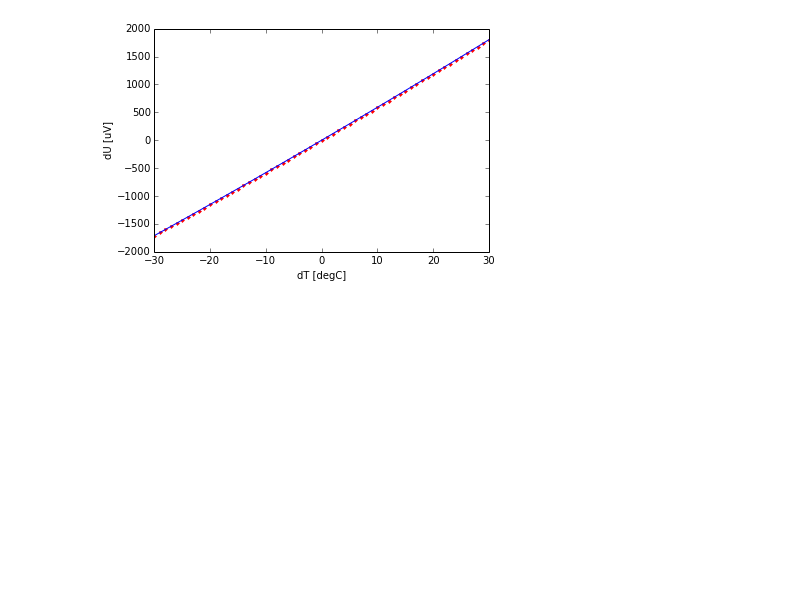
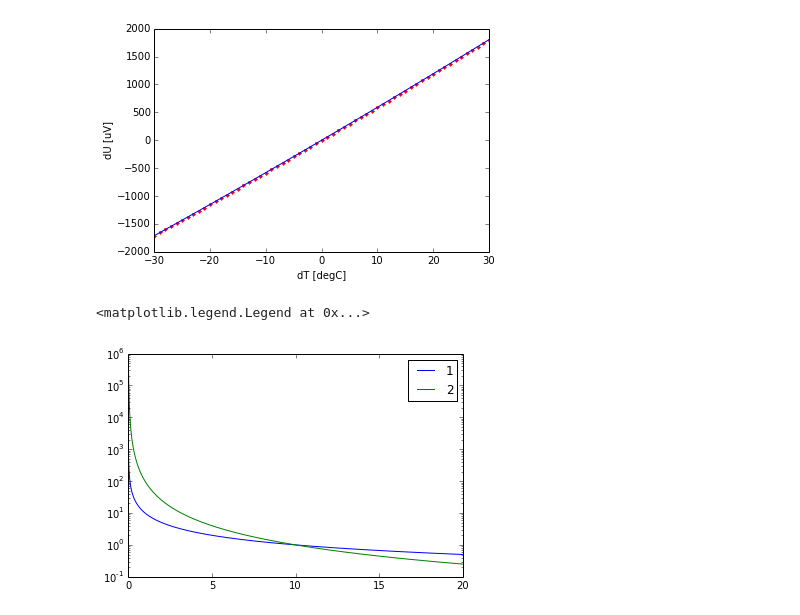
Before and after one commit to JanLL/masterarbeit, a Jupyter notebook: spielwiese.ipynb, the cells around one changed output. Drawn from its saved outputs; the diff is of its cells as text; code cells hidden in the pictures; blank space fills up the shorter version.

```diff
--- a/spielwiese.ipynb
+++ b/spielwiese.ipynb
@@ -75,3 +75,16 @@ ax.set_ylabel('dU [uV]')
 [  5.09505329e-02   5.85548916e+01  -2.86468463e-01]
 <matplotlib.text.Text at 0x...>
 [figure]
+# %%
+f1 = lambda x: 1./x
+f2 = lambda x: 1./x**2
+
+
+x_domain = np.linspace(0,20,1000)
+
+plt.semilogy(x_domain, f1(0.1*x_domain), label='1')
+plt.semilogy(x_domain, f2(0.1*x_domain), label='2')
+plt.legend()
+# %% [output]
+<matplotlib.legend.Legend at 0x...>
+[figure, added]
```
Also changed, not shown: 5 other files.
